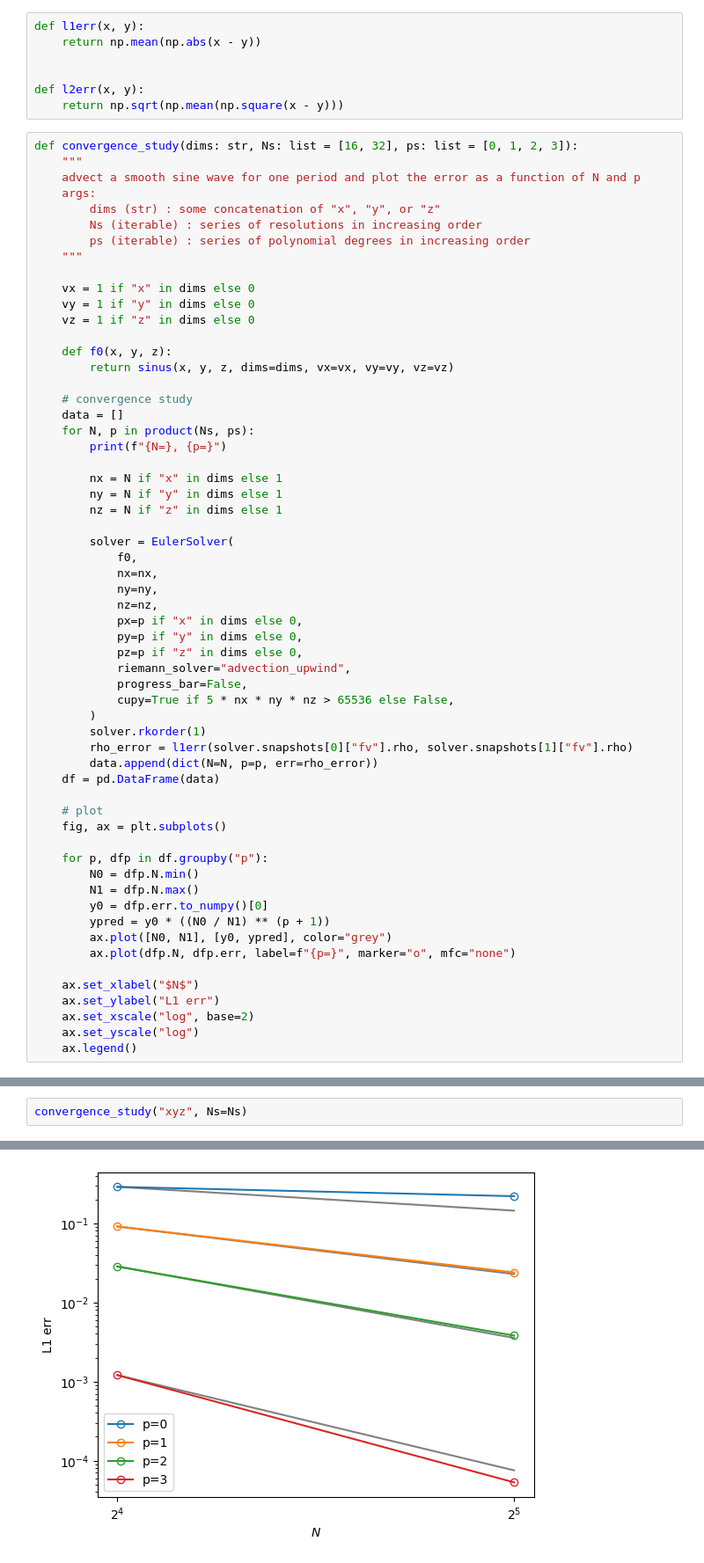
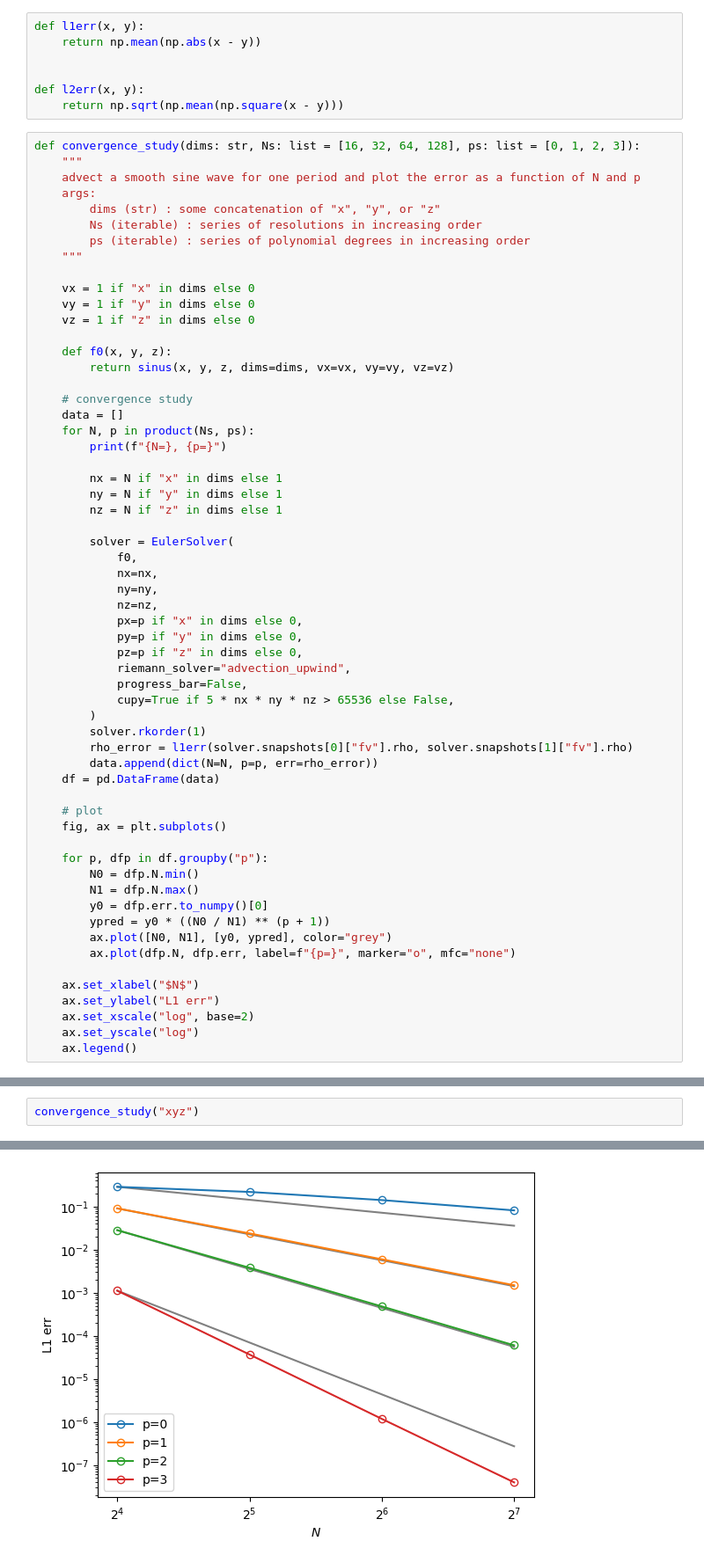
Before and after one commit to jpalafou/FVHOE, a Jupyter notebook: examples/smooth_convergence.ipynb, the cells around one changed output, grey strips where cells are left out. Shown at 88% size. Drawn from its saved outputs; the diff is of its cells as text.

```diff
--- a/examples/smooth_convergence.ipynb
+++ b/examples/smooth_convergence.ipynb
@@ -14,7 +14,7 @@ def l1err(x, y):
 def l2err(x, y):
     return np.sqrt(np.mean(np.square(x - y)))
 # %%
-def convergence_study(dims: str, Ns: list = [16, 32], ps: list = [0, 1, 2, 3]):
+def convergence_study(dims: str, Ns: list = [16, 32, 64, 128], ps: list = [0, 1, 2, 3]):
     """
     advect a smooth sine wave for one period and plot the error as a function of N and p
     args:
@@ -153,5 +75,5 @@ N=32, p=3
 # %%
-convergence_study("xyz", Ns=Ns)
+convergence_study("xyz")
 # %% [output]
 N=16, p=0
 N=16, p=1
@@ -164 +94 @@ N=32, p=3
-[figure, old version]
+[figure, new version]
```
Also changed, not shown: parts of 10 cells of this notebook, 10 other files.
